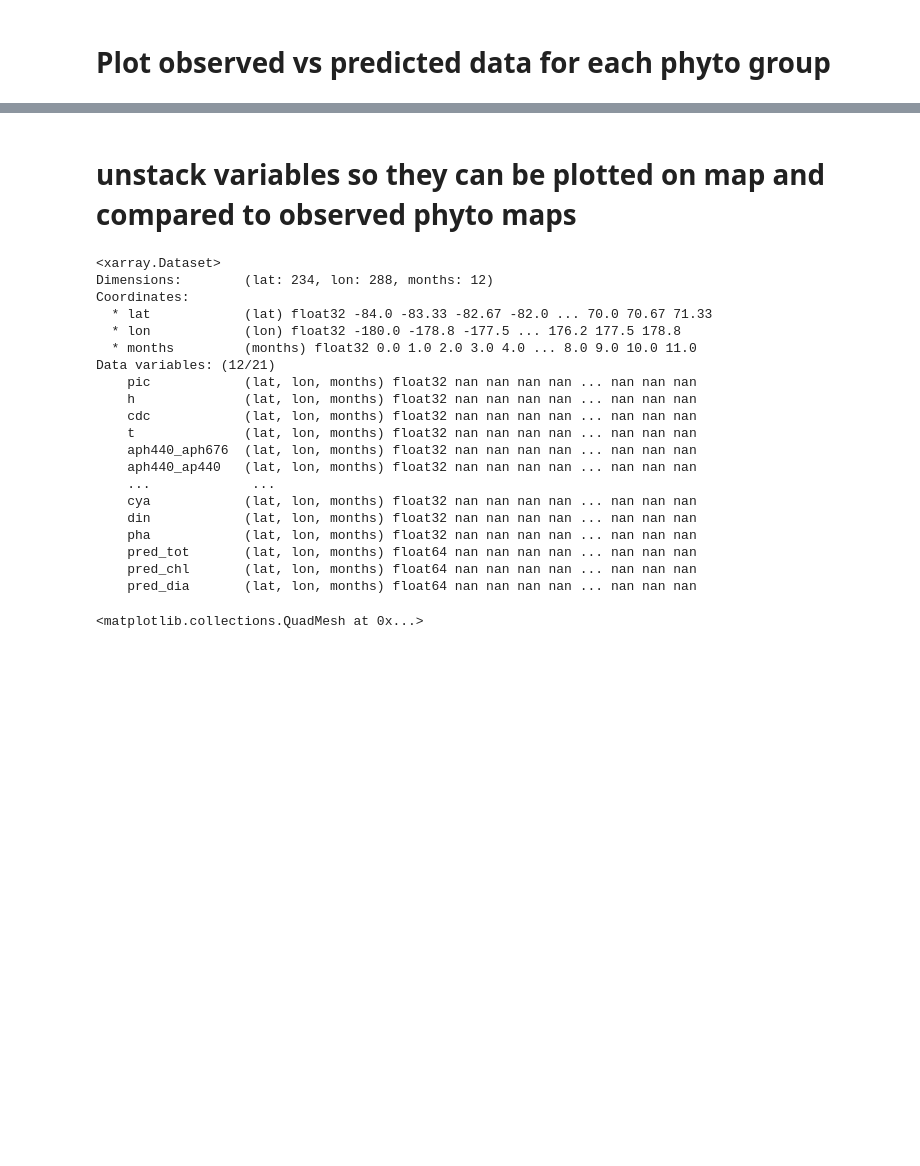
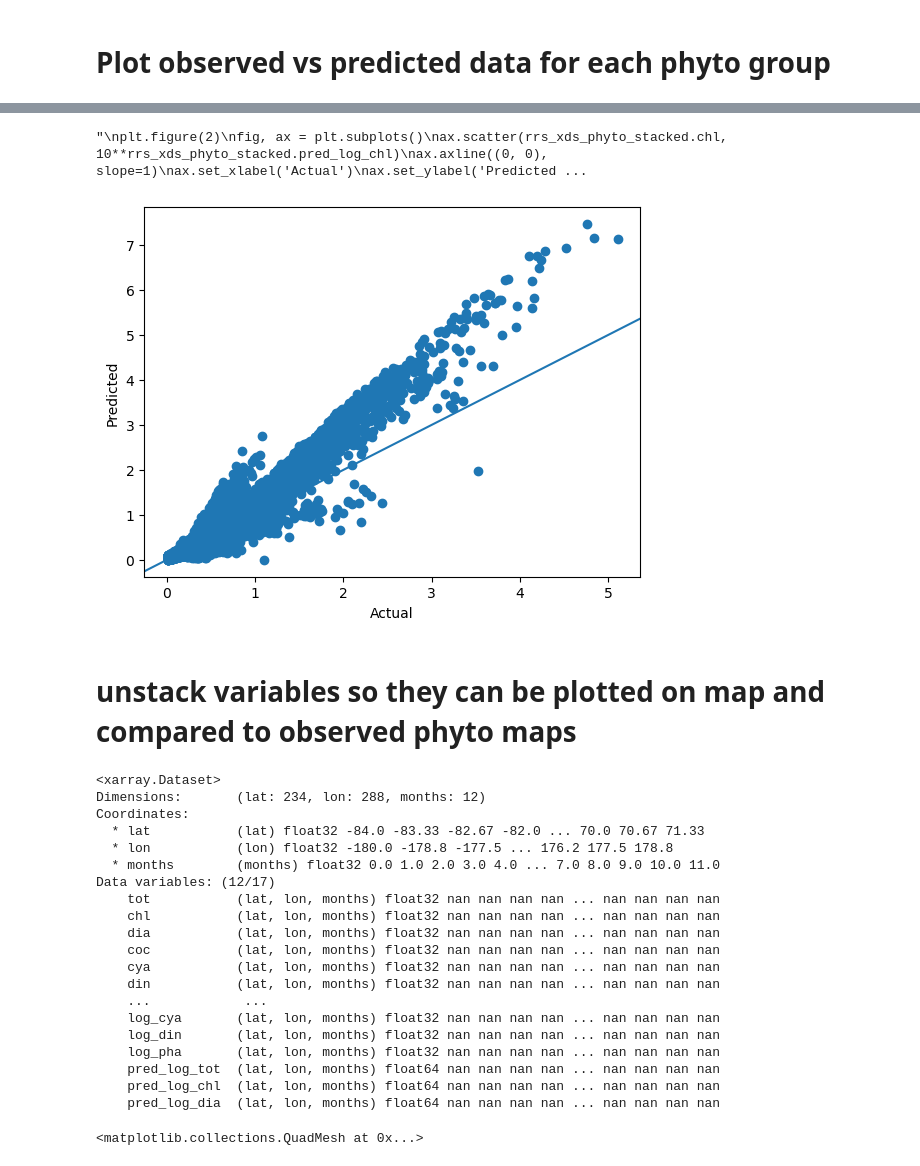
Before and after one commit to aewindle110/PCC_OASIM, a Jupyter notebook: 4_applying_MLR_algs_to_all_data.ipynb, the cells around one changed output, grey strips where cells are left out. Drawn from its saved outputs; the diff is of its cells as text; code cells hidden in the pictures; blank space fills up the shorter version.

```diff
--- a/4_applying_MLR_algs_to_all_data.ipynb
+++ b/4_applying_MLR_algs_to_all_data.ipynb
@@ -186,29 +249,54 @@ Text(0, 0.5, 'Predicted')
+# %%
+fig, ax = plt.subplots()
+
+ax.scatter(rrs_xds_phyto_stacked.tot, 10**rrs_xds_phyto_stacked.pred_log_tot)
+ax.axline((0, 0), slope=1)
+ax.set_xlabel('Actual')
+ax.set_ylabel('Predicted')
+'''
+plt.figure(2)
+fig, ax = plt.subplots()
+ax.scatter(rrs_xds_phyto_stacked.chl, 10**rrs_xds_phyto_stacked.pred_log_chl)
+ax.axline((0, 0), slope=1)
+ax.set_xlabel('Actual')
+ax.set_ylabel('Predicted')
+
+plt.figure(3)
+fig, ax = plt.subplots()
+ax.scatter(rrs_xds_phyto_stacked.dia, 10**rrs_xds_phyto_stacked.pred_log_dia)
+ax.axline((0, 0), slope=1)
+ax.set_xlabel('Actual')
+ax.set_ylabel('Predicted')
+'''
+# %% [output]
+"\nplt.figure(2)\nfig, ax = plt.subplots()\nax.scatter(rrs_xds_phyto_stacked.chl, 10**rrs_xds_phyto_stacked.pred_log_chl)\nax.axline((0, 0), slope=1)\nax.set_xlabel('Actual')\nax.set_ylabel('Predicted ...
+[figure, added]
 # %% [markdown]
 # unstack variables so they can be plotted on map and compared to observed phyto maps
 # %%
-foo = rrs_xds_tot_stacked.unstack()
+foo = rrs_xds_phyto_stacked.unstack()
 foo
 # %% [output]
 <xarray.Dataset>
-Dimensions:        (lat: 234, lon: 288, months: 12)
+Dimensions:       (lat: 234, lon: 288, months: 12)
 Coordinates:
-  * lat            (lat) float32 -84.0 -83.33 -82.67 -82.0 ... 70.0 70.67 71.33
-  * lon            (lon) float32 -180.0 -178.8 -177.5 ... 176.2 177.5 178.8
-  * months         (months) float32 0.0 1.0 2.0 3.0 4.0 ... 8.0 9.0 10.0 11.0
-Data variables: (12/21)
-    pic            (lat, lon, months) float32 nan nan nan nan ... nan nan nan
-    h              (lat, lon, months) float32 nan nan nan nan ... nan nan nan
-    cdc            (lat, lon, months) float32 nan nan nan nan ... nan nan nan
-    t              (lat, lon, months) float32 nan nan nan nan ... nan nan nan
-    aph440_aph676  (lat, lon, months) float32 nan nan nan nan ... nan nan nan
-    aph440_ap440   (lat, lon, months) float32 nan nan nan nan ... nan nan nan
-    ...             ...
-    cya            (lat, lon, months) float32 nan nan nan nan ... nan nan nan
-    din            (lat, lon, months) float32 nan nan nan nan ... nan nan nan
-    pha            (lat, lon, months) float32 nan nan nan nan ... nan nan nan
-    pred_tot       (lat, lon, months) float64 nan nan nan nan ... nan nan nan
-    pred_chl       (lat, lon, months) float64 nan nan nan nan ... nan nan nan
-    pred_dia       (lat, lon, months) float64 nan nan nan nan ... nan nan nan
+  * lat           (lat) float32 -84.0 -83.33 -82.67 -82.0 ... 70.0 70.67 71.33
+  * lon           (lon) float32 -180.0 -178.8 -177.5 ... 176.2 177.5 178.8
+  * months        (months) float32 0.0 1.0 2.0 3.0 4.0 ... 7.0 8.0 9.0 10.0 11.0
+Data variables: (12/17)
+    tot           (lat, lon, months) float32 nan nan nan nan ... nan nan nan nan
+    chl           (lat, lon, months) float32 nan nan nan nan ... nan nan nan nan
+    dia           (lat, lon, months) float32 nan nan nan nan ... nan nan nan nan
+    coc           (lat, lon, months) float32 nan nan nan nan ... nan nan nan nan
+    cya           (lat, lon, months) float32 nan nan nan nan ... nan nan nan nan
+    din           (lat, lon, months) float32 nan nan nan nan ... nan nan nan nan
+    ...            ...
+    log_cya       (lat, lon, months) float32 nan nan nan nan ... nan nan nan nan
+    log_din       (lat, lon, months) float32 nan nan nan nan ... nan nan nan nan
+    log_pha       (lat, lon, months) float32 nan nan nan nan ... nan nan nan nan
+    pred_log_tot  (lat, lon, months) float64 nan nan nan nan ... nan nan nan nan
+    pred_log_chl  (lat, lon, months) float64 nan nan nan nan ... nan nan nan nan
+    pred_log_dia  (lat, lon, months) float64 nan nan nan nan ... nan nan nan nan
 # %%
 foo.chl[:,:,1].plot()
 # %% [output]
```
Also changed, not shown: parts of 17 cells of this notebook, 3 other files.
